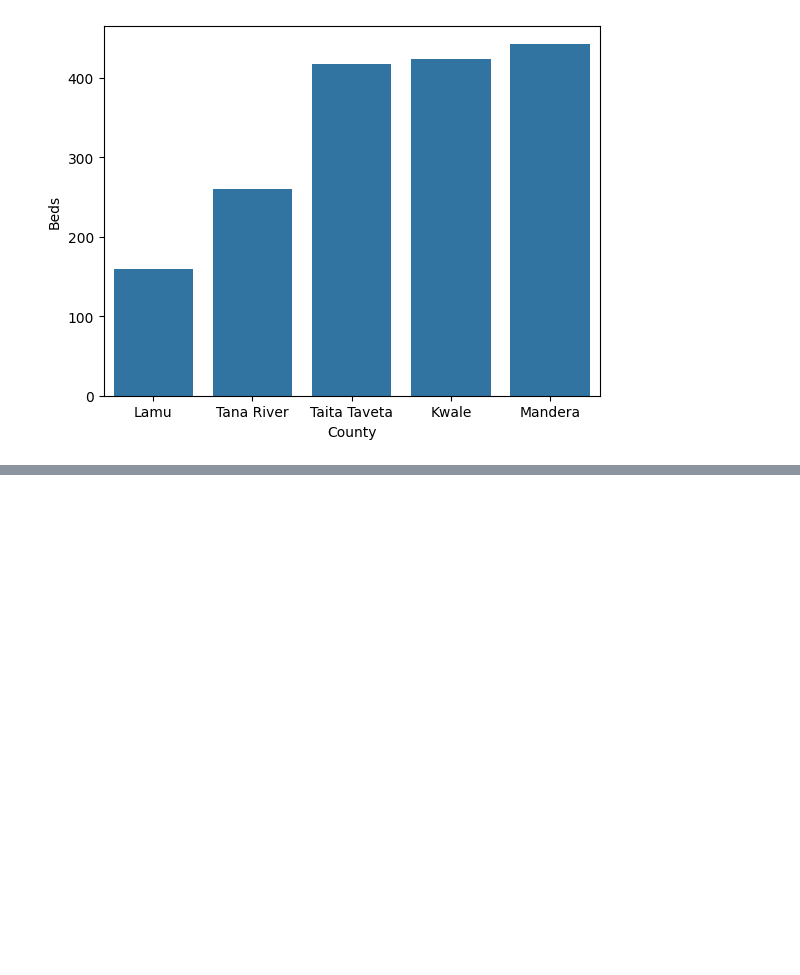
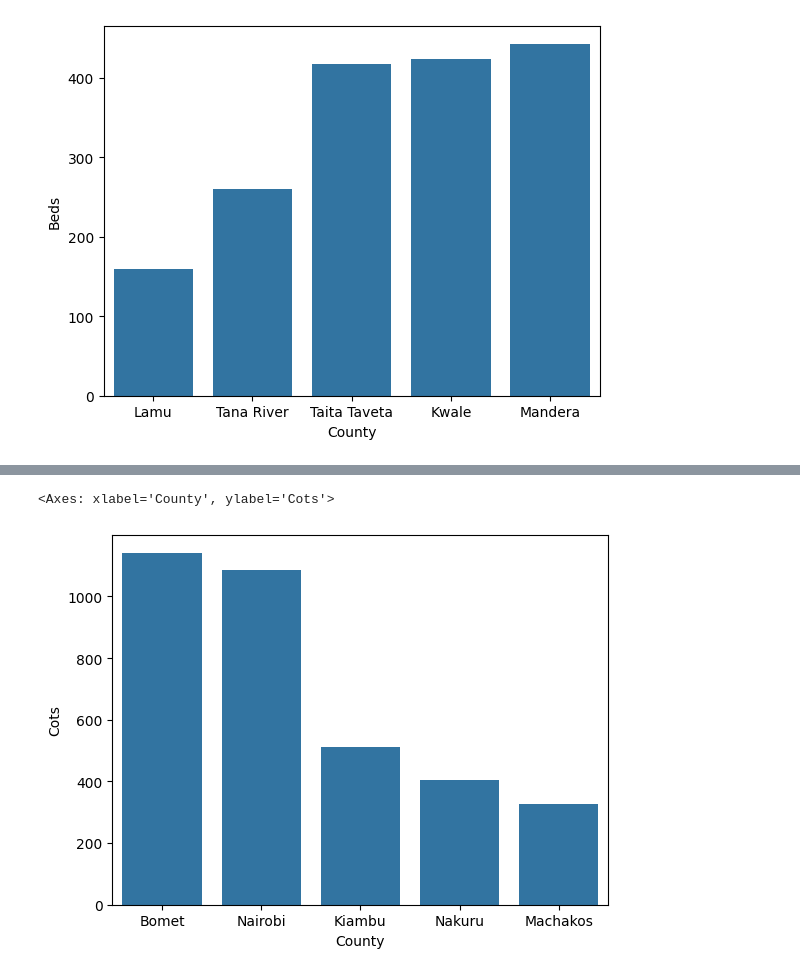
Before and after one commit to RitaAkumu/Healthcare-facilities, a Jupyter notebook: Healthcare dataset kenya.ipynb, the cells around one changed output, grey strips where cells are left out. Cells and saved outputs as stored; diff of their text form; code cells hidden in the pictures; blank space fills up the shorter version.

Commit message:
Continued analysis

```diff
--- a/Healthcare dataset kenya.ipynb
+++ b/Healthcare dataset kenya.ipynb
@@ -112,3 +112,16 @@ FP                         6217
 HBC                        7707
 IPD                        6562
 dtype: int64
+# %%
+#filled other missing values in the dataset
+healths = pd.read_excel(r'C:\Users\ADMIN\Documents\Business Analysis Portfolio 2025\healthcare dataset/healthcare kenya python.xlsx')
+healths.head()
+healths["Description of Location"] = healths["Description of Location"].fillna("N/A")
+healths["Official Landline"] = healths["Official Landline"].fillna("N/A")
+healths["Division"] = healths["Division"].fillna("N/A")
+healths["Location"]= healths["Location"].fillna("N/A")
+healths["Sub Location"] = healths["Sub Location"].fillna("N/A")
+healths["Nearest Town"] = healths["Nearest Town"].fillna("N/A")
+healths["Official Landline"] = healths["Official Landline"].fillna("N/A")
+healths["Official Mobile"] = healths["Official Mobile"].fillna("N/A")
+healths.isnull().sum()
@@ -191,5 +251,5 @@ Name: count, dtype: int64
 urban = ['Nairobi', 'Mombasa', 'Kisumu', 'Nakuru', 'Kiambu', 'Machakos', 'Uasin Gishu', 'Kajiado']
 urban_rural = ['Nyandarua','Kirinyaga','Nandi','Migori','Kericho', 'Nyeri', 'Embu', 'Meru', 'Murang’a', 'Laikipia', 'Narok', 'Bungoma', 'Migori', 'Homa Bay', 'Nyamira', 'Kisii', 'Trans Nzoia', 'Bomet', 'Tharaka Nithi']
 rural = ['Marsabit', 'Turkana', 'Garissa', 'Mandera', 'Wajir', 'Vihiga','Busia','Siaya','Taita Taveta','Kilifi', 'Kwale', 'Tana River', 'West Pokot', 'Elgeyo Marakwet', 'Nandi', 'Kitui', 'Makueni','Lamu','Isiolo']
-health['Category'] = health['County'].apply(lambda x: 'Urban' if x in urban else ('Urban-Rural' if x in urban_rural else 'Rural'))
+healths['Category'] = healths['County'].apply(lambda x: 'Urban' if x in urban else ('Urban-Rural' if x in urban_rural else 'Rural'))
 # %%
@@ -261,0 +333,3 @@ Name: Beds, dtype: float64
+# %%
+county_cots = healths.groupby("County")["Cots"].sum()
+print(county_cots)
@@ -262 +354,7 @@ Name: Beds, dtype: float64
+# %%
+high_cots = county_cots.nlargest(5)
+sns.barplot(data = high_cots)
+# %% [output]
+<Axes: xlabel='County', ylabel='Cots'>
+[figure, added]
 # %%
```
Also changed, not shown: parts of 13 cells of this notebook, 2 other files.
